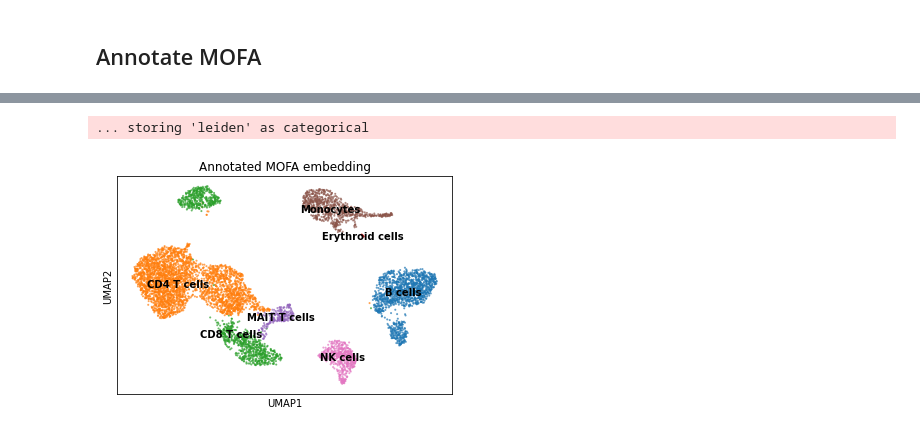
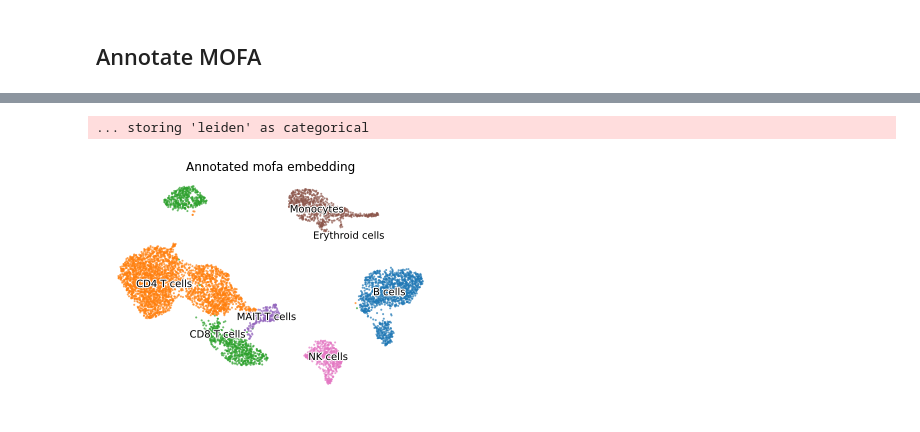
Before and after one commit to cantinilab/mowgli_reproducibility, a Jupyter notebook: visualize/visualize_part2.ipynb, the cells around one changed output, grey strips where cells are left out. Cells and saved outputs as stored; diff of their text form; code cells hidden in the pictures.

```diff
--- a/visualize/visualize_part2.ipynb
+++ b/visualize/visualize_part2.ipynb
@@ -120,0 +146,26 @@ sc.pl.dotplot(
+# %%
+mdata["adt"].obs["leiden_mowgli"] = mowgli_embedding.obs["leiden"]
+mdata["adt"].var_names = mdata["adt"].var_names.str.replace("adt:", "")
+axes = sc.pl.dotplot(
+    mdata["adt"],
+    {
+        "B": ["CD19", "CD21", "IgD", "IgM"],
+        "T": "CD3",
+        "CD4 T": "CD4",
+        "CD8 T": "CD8a",
+        "Mono": ["CD14", "CD141", "CD11b", "CD172a", "CD11c"],
+        "NK": ["CD16", "CD56"],
+        "MAIT": "TCR-Va7.2",
+        "Eryth": "CD71",
+    },
+    groupby="leiden_mowgli",
+    title="Counts for marker proteins in each cluster",
+    mean_only_expressed = True,
+    colorbar_title = "Mean ADT counts",
+    size_title = "Fraction of cells\nin cluster (%)",
+    show=False,
+    expression_cutoff=.5,
+)
+axes["mainplot_ax"].set_ylabel("Cluster #")
+axes["mainplot_ax"].set_xlabel("Marker proteins")
+plt.show()
@@ -324,7 +550,17 @@ mofa_embedding.obs["leiden"] = [
     cluster_names[c] for c in mofa_embedding.obs["leiden"].cat.codes
 ]
 # %%
-sc.pl.umap(mofa_embedding, color="leiden", alpha=0.7, legend_loc="on data", title="Annotated MOFA embedding")
+ax = sc.pl.umap(
+    mofa_embedding,
+    color="leiden",
+    alpha=0.7,
+    legend_loc="on data",
+    title="Annotated mofa embedding",
+    legend_fontoutline=2,
+    frameon=False,
+    legend_fontweight="normal",
+    show=False,
+)
 # %% [output]
 ... storing 'leiden' as categorical
-[figure, old version]
+[figure, new version]
```
Also changed, not shown: parts of 33 cells of this notebook, 9 other files.
